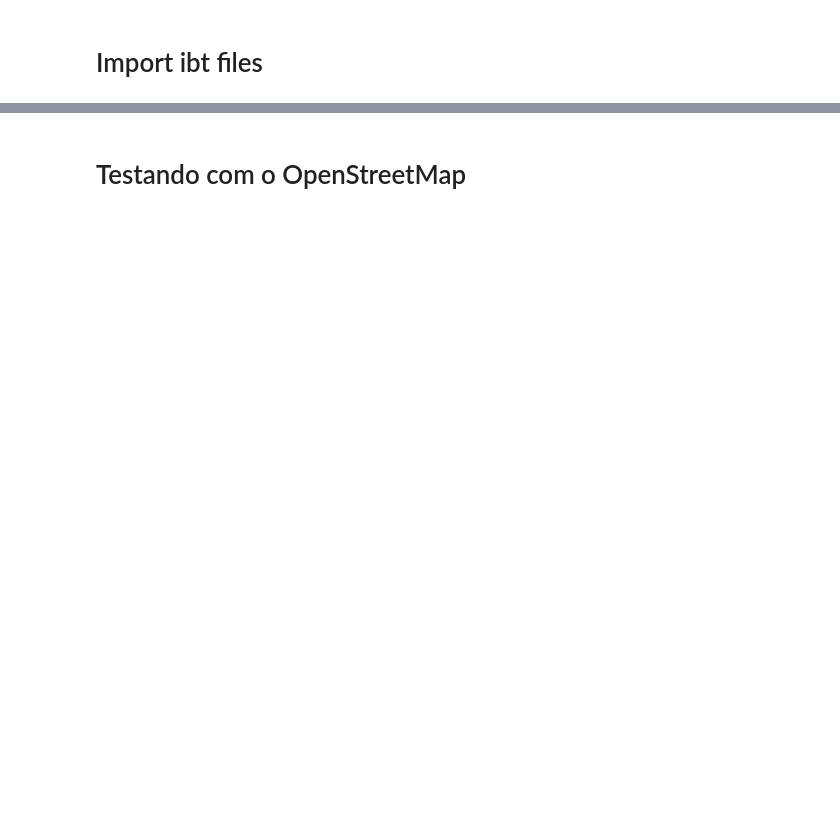
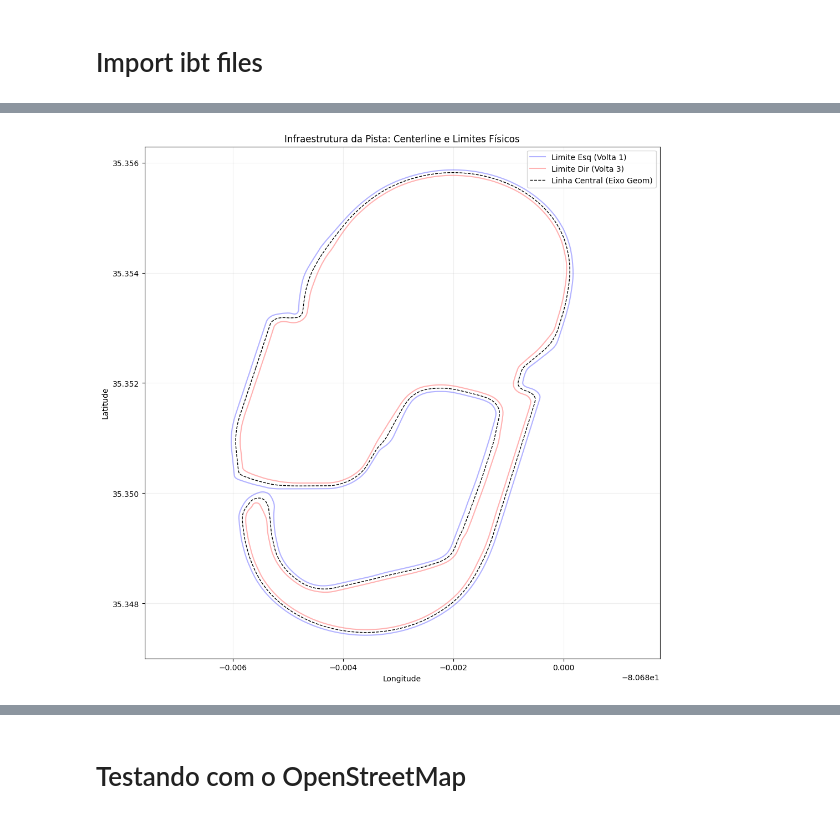
Before and after one commit to conect2ai/Racing4all, a Jupyter notebook: Iracing/Notebooks/track_map_analysis.ipynb, the cells around one changed output, grey strips where cells are left out. Drawn from its saved outputs; the diff is of its cells as text; code cells hidden in the pictures; blank space fills up the shorter version.

Commit message:
track map analysis created

```diff
--- a/Iracing/Notebooks/track_map_analysis.ipynb
+++ b/Iracing/Notebooks/track_map_analysis.ipynb
@@ -122,0 +136,9 @@ plot_lap_comparison(df_coords, lap_a=1, lap_b=3)
+# %%
+# Criando o banco de dados de referência de limites
+# Filtramos as voltas e resetamos o index para facilitar a manipulação
+# Usamos .copy() para evitar avisos de SettingWithCopyWarning do Pandas
+df_limites_esq = df_coords[df_coords['Lap'] == 1].copy()
+df_limites_dir = df_coords[df_coords['Lap'] == 3].copy()
+
+# Dica de PhD: Para comparar pontos, às vezes é útil interpolar esses limites
+# para que ambos tenham o mesmo número de pontos (ex: 5000 pontos cada)
@@ -122,0 +184,23 @@ plot_lap_comparison(df_coords, lap_a=1, lap_b=3)
+# %%
+def plot_track_infrastructure(df_esq, df_dir, df_center):
+    plt.figure(figsize=(12, 12))
+
+    # Limites (Muros)
+    plt.plot(df_esq['Lon'], df_esq['Lat'], color='blue', alpha=0.3, label='Limite Esq (Volta 1)')
+    plt.plot(df_dir['Lon'], df_dir['Lat'], color='red', alpha=0.3, label='Limite Dir (Volta 3)')
+
+    # Linha Central (Centerline)
+    plt.plot(df_center['Lon'], df_center['Lat'], color='black',
+             linestyle='--', linewidth=1, label='Linha Central (Eixo Geom)')
+
+    plt.axis('equal')
+    plt.title('Infraestrutura da Pista: Centerline e Limites Físicos')
+    plt.xlabel('Longitude')
+    plt.ylabel('Latitude')
+    plt.legend()
+    plt.grid(True, alpha=0.2)
+    plt.show()
+
+plot_track_infrastructure(df_limites_esq, df_limites_dir, df_centerline)
+# %% [output]
+[figure, added]
```
Also changed, not shown: parts of 17 cells of this notebook, 6 other files.
